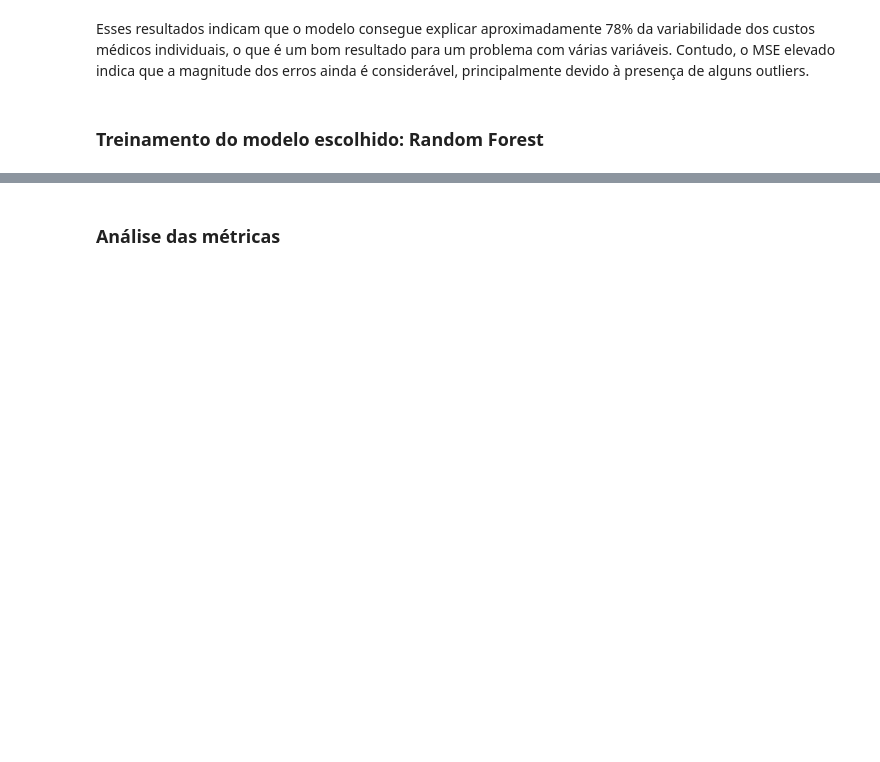
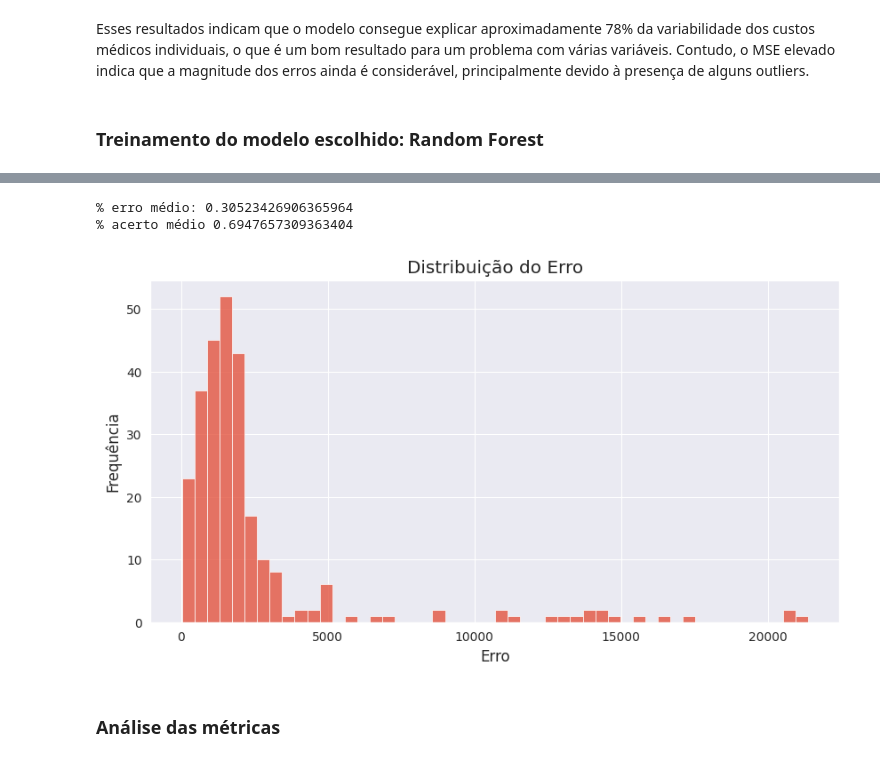
Before and after one commit to willsilvano/tech-challenges-post-tech-fiap, a Jupyter notebook: fase-01/tech-challenge-01.ipynb, the cells around one changed output, grey strips where cells are left out. Drawn from its saved outputs; the diff is of its cells as text; code cells hidden in the pictures; blank space fills up the shorter version.

```diff
--- a/fase-01/tech-challenge-01.ipynb
+++ b/fase-01/tech-challenge-01.ipynb
@@ -467,3 +458,22 @@ np.float64(14061.668828801498)
+# %%
+pct_error_mean = df_errors.pct_error.mean()
+print('% erro médio:', pct_error_mean)
+print('% acerto médio', 1 - pct_error_mean)
+# %% [output]
+% erro médio: 0.30523426906365964
+% acerto médio 0.6947657309363404
+# %%
+def plot_error_distribution(error):
+    plt.figure(figsize=(10, 5))
+    sns.histplot(error, bins=50)
+    plt.xlabel('Erro')
+    plt.ylabel('Frequência')
+    plt.title('Distribuição do Erro')
+    plt.show()
+
+plot_error_distribution(df_errors['error'])
+# %% [output]
+[figure, added]
 # %% [markdown]
 ### Análise das métricas
 # %% [markdown]
```
Also changed, not shown: parts of 14 cells of this notebook.
